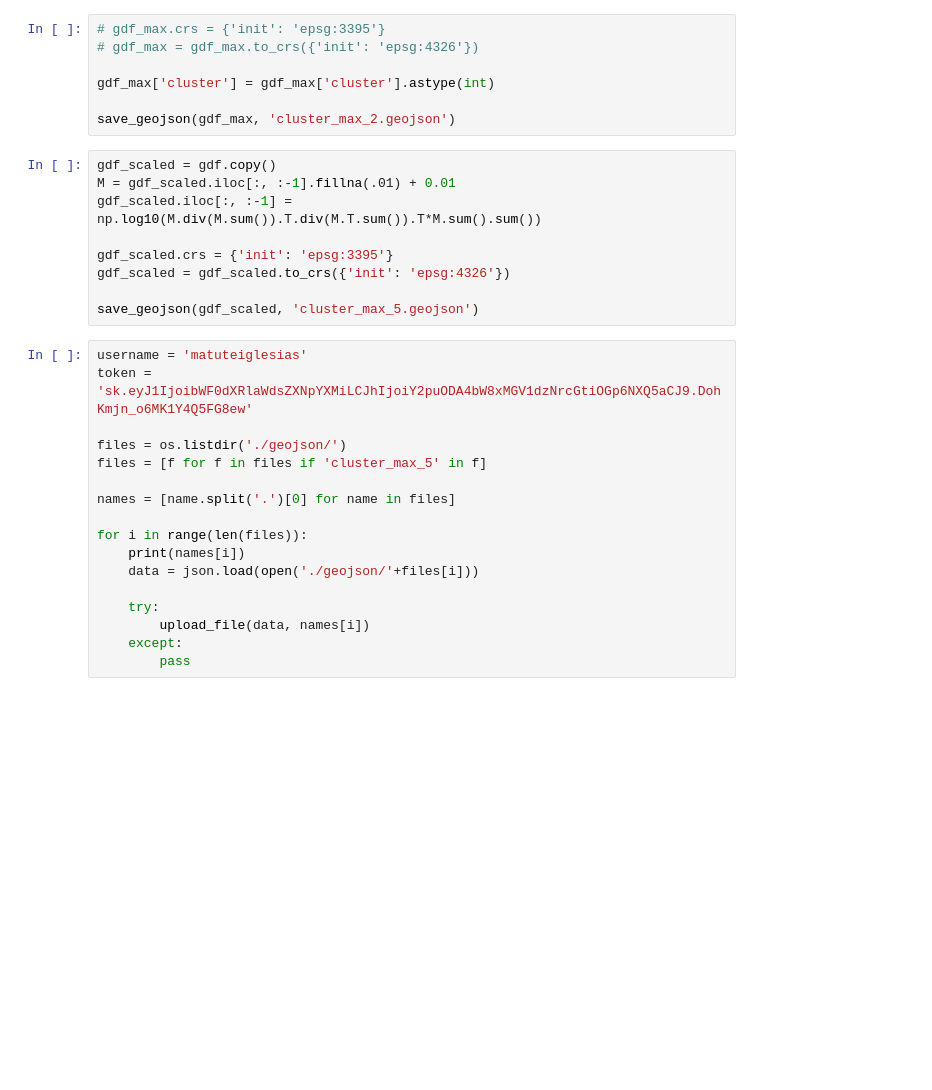
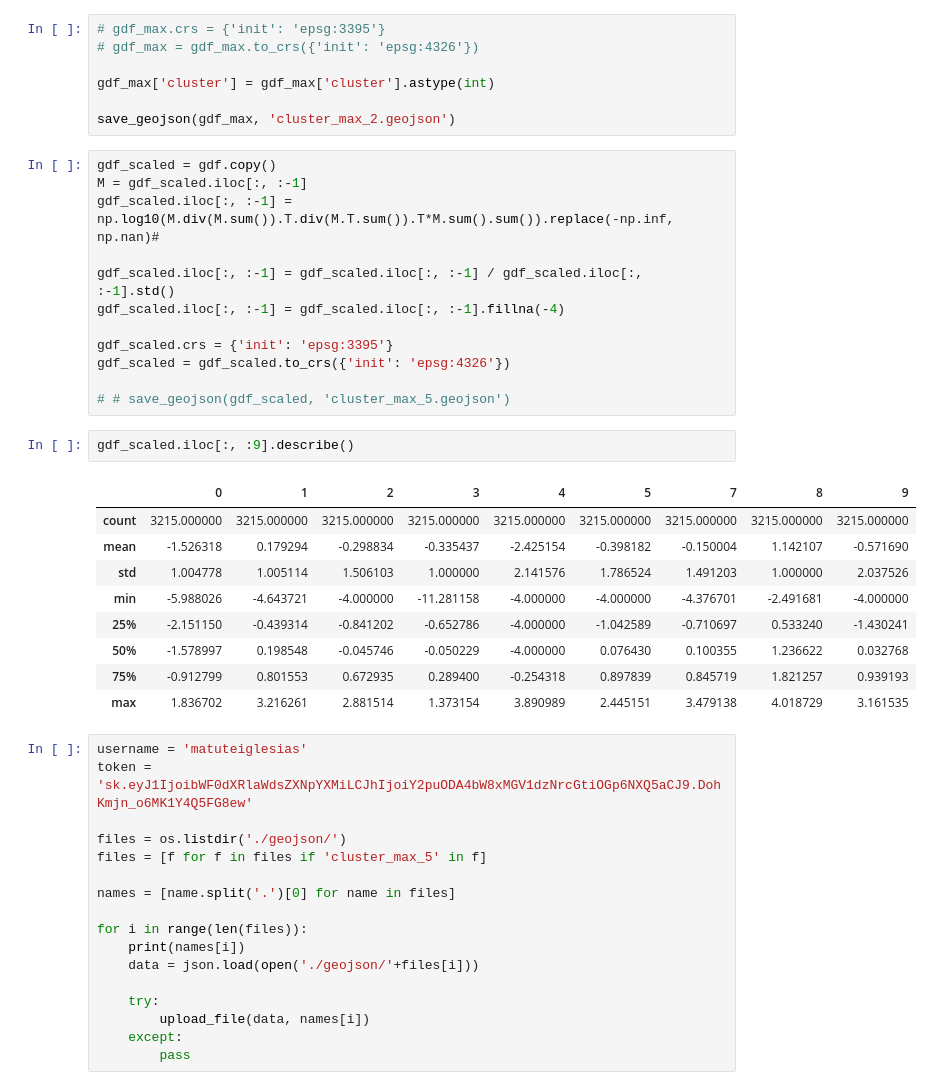
Before and after one commit to matuteiglesias/geo-correlation-structures, a Jupyter notebook: Counties - Cluster.ipynb, the cells around one changed output. Saved outputs shown, nothing was run; the diff lists cells and outputs as text; blank space fills up the shorter version.

```diff
--- a/Counties - Cluster.ipynb
+++ b/Counties - Cluster.ipynb
@@ -170,13 +195,28 @@ gdf_max['cluster'] = gdf_max['cluster'].astype(int)
 save_geojson(gdf_max, 'cluster_max_2.geojson')
 # %%
 gdf_scaled = gdf.copy()
-M = gdf_scaled.iloc[:, :-1].fillna(.01) + 0.01
-gdf_scaled.iloc[:, :-1] = np.log10(M.div(M.sum()).T.div(M.T.sum()).T*M.sum().sum())
+M = gdf_scaled.iloc[:, :-1]
+gdf_scaled.iloc[:, :-1] = np.log10(M.div(M.sum()).T.div(M.T.sum()).T*M.sum().sum()).replace(-np.inf, np.nan)#
+
+gdf_scaled.iloc[:, :-1] = gdf_scaled.iloc[:, :-1] / gdf_scaled.iloc[:, :-1].std()
+gdf_scaled.iloc[:, :-1] = gdf_scaled.iloc[:, :-1].fillna(-4)
 
 gdf_scaled.crs = {'init': 'epsg:3395'}
 gdf_scaled = gdf_scaled.to_crs({'init': 'epsg:4326'})
 
-save_geojson(gdf_scaled, 'cluster_max_5.geojson')
+# # save_geojson(gdf_scaled, 'cluster_max_5.geojson')
+# %%
+gdf_scaled.iloc[:, :9].describe()
+# %% [output]
+|  | 0 | 1 | 2 | 3 | 4 | 5 | 7 | 8 | 9 |
+| count | 3215.000000 | 3215.000000 | 3215.000000 | 3215.000000 | 3215.000000 | 3215.000000 | 3215.000000 | 3215.000000 | 3215.000000 |
+| mean | -1.526318 | 0.179294 | -0.298834 | -0.335437 | -2.425154 | -0.398182 | -0.150004 | 1.142107 | -0.571690 |
+| std | 1.004778 | 1.005114 | 1.506103 | 1.000000 | 2.141576 | 1.786524 | 1.491203 | 1.000000 | 2.037526 |
+| min | -5.988026 | -4.643721 | -4.000000 | -11.281158 | -4.000000 | -4.000000 | -4.376701 | -2.491681 | -4.000000 |
+| 25% | -2.151150 | -0.439314 | -0.841202 | -0.652786 | -4.000000 | -1.042589 | -0.710697 | 0.533240 | -1.430241 |
+| 50% | -1.578997 | 0.198548 | -0.045746 | -0.050229 | -4.000000 | 0.076430 | 0.100355 | 1.236622 | 0.032768 |
+| 75% | -0.912799 | 0.801553 | 0.672935 | 0.289400 | -0.254318 | 0.897839 | 0.845719 | 1.821257 | 0.939193 |
+| max | 1.836702 | 3.216261 | 2.881514 | 1.373154 | 3.890989 | 2.445151 | 3.479138 | 4.018729 | 3.161535 |
 # %%
 username = 'matuteiglesias'
 token = 'sk.eyJ1IjoibWF0dXRlaWdsZXNpYXMiLCJhIjoiY2puODA4bW8xMGV1dzNrcGtiOGp6NXQ5aCJ9.DohKmjn_o6MK1Y4Q5FG8ew'
```
Also changed, not shown: parts of 5 cells of this notebook.
